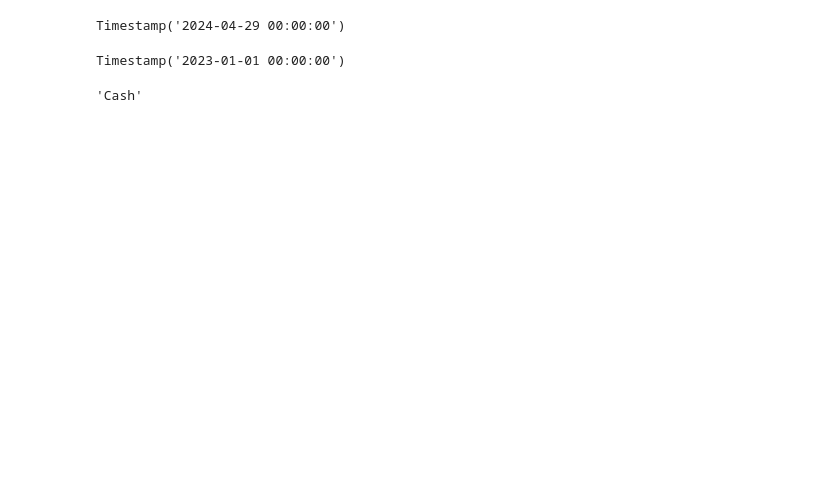
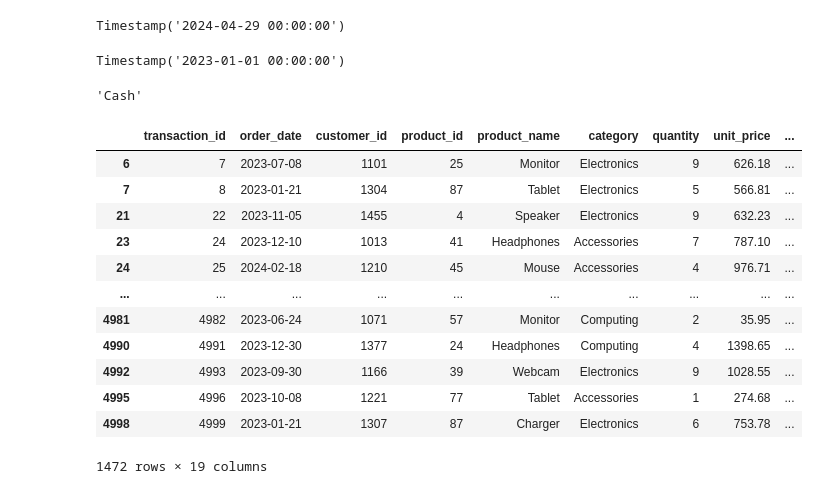
Before and after one commit to SPraveeen/pandas_projects, a Jupyter notebook: Pandas_interview_Prep.ipynb, the cells around one changed output. Drawn from its saved outputs; the diff is of its cells as text; code cells hidden in the pictures; blank space fills up the shorter version.

```diff
--- a/Pandas_interview_Prep.ipynb
+++ b/Pandas_interview_Prep.ipynb
@@ -399,3 +391,31 @@ df['store_id'].value_counts().sort_index()
 df['payment_method'].value_counts().idxmax()
 # %% [output]
 'Cash'
+# %%
+# Q7: Date Operations
+# Extract from order_date:
+
+# Year
+df['order_date'].dt.year
+# Month
+df['order_date'].dt.month
+# Day of week (0=Monday)
+df['order_date'].dt.weekday
+# Quarter
+df['order_date'].dt.quarter
+# Is it a weekend? (Saturday/Sunday)
+df[(df['order_date'].dt.weekday==5) | (df['order_date'].dt.weekday==6)]
+# %% [output]
+|  | transaction_id | order_date | customer_id | product_id | product_name | category | quantity | unit_price | ... |
+| 6 | 7 | 2023-07-08 | 1101 | 25 | Monitor | Electronics | 9 | 626.18 | ... |
+| 7 | 8 | 2023-01-21 | 1304 | 87 | Tablet | Electronics | 5 | 566.81 | ... |
+| 21 | 22 | 2023-11-05 | 1455 | 4 | Speaker | Electronics | 9 | 632.23 | ... |
+| 23 | 24 | 2023-12-10 | 1013 | 41 | Headphones | Accessories | 7 | 787.10 | ... |
+| 24 | 25 | 2024-02-18 | 1210 | 45 | Mouse | Accessories | 4 | 976.71 | ... |
+| ... | ... | ... | ... | ... | ... | ... | ... | ... | ... |
+| 4981 | 4982 | 2023-06-24 | 1071 | 57 | Monitor | Computing | 2 | 35.95 | ... |
+| 4990 | 4991 | 2023-12-30 | 1377 | 24 | Headphones | Computing | 4 | 1398.65 | ... |
+| 4992 | 4993 | 2023-09-30 | 1166 | 39 | Webcam | Electronics | 9 | 1028.55 | ... |
+| 4995 | 4996 | 2023-10-08 | 1221 | 77 | Tablet | Accessories | 1 | 274.68 | ... |
+| 4998 | 4999 | 2023-01-21 | 1307 | 87 | Charger | Electronics | 6 | 753.78 | ... |
+1472 rows × 19 columns
```
Also changed, not shown: parts of 14 cells of this notebook.
